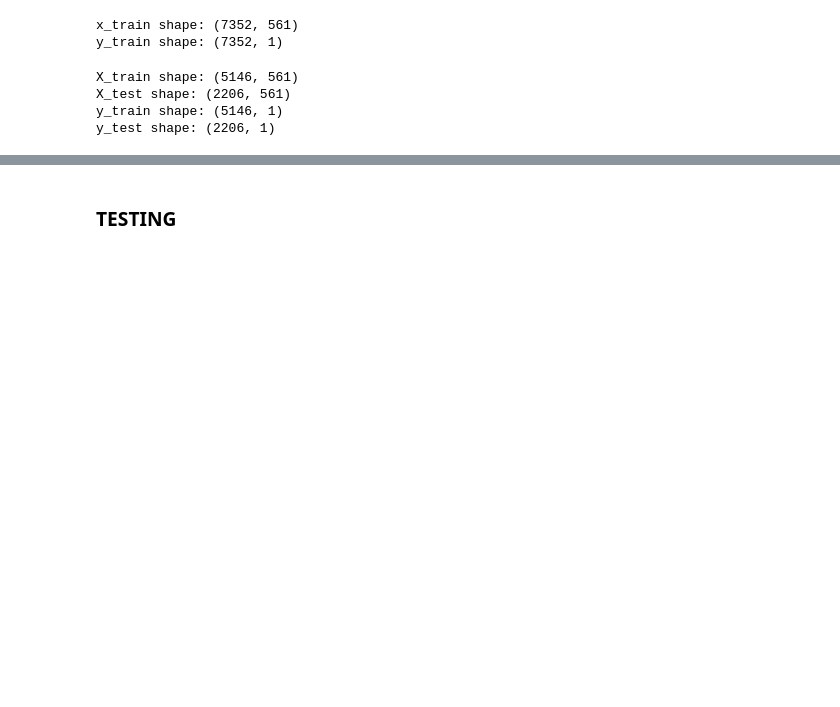
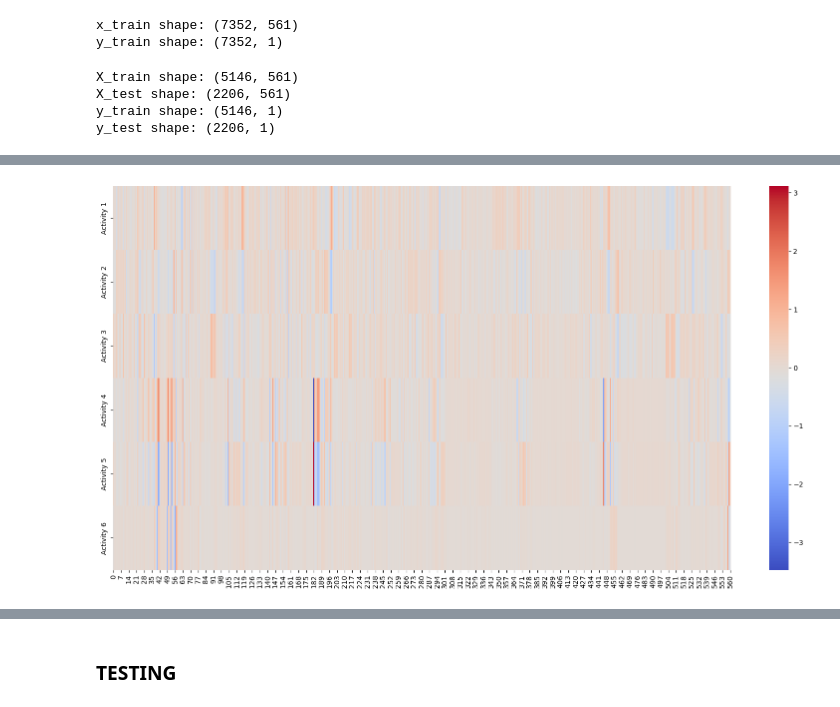
Before and after one commit to benzebra/HAR, a Jupyter notebook: CL/script-cl-sklearn.ipynb, the cells around one changed output, grey strips where cells are left out. Saved outputs shown, nothing was run; the diff lists cells and outputs as text; code cells hidden in the pictures; blank space fills up the shorter version.

```diff
--- a/CL/script-cl-sklearn.ipynb
+++ b/CL/script-cl-sklearn.ipynb
@@ -74,0 +83,7 @@ plt.show()
+# %%
+plt.figure(figsize=(20, 10))
+sns.heatmap(weights, cmap="coolwarm", yticklabels=[f"Activity {i+1}" for i in range(6)])
+
+plt.show()
+# %% [output]
+[figure, added]
```
Also changed, not shown: parts of 5 cells of this notebook.
